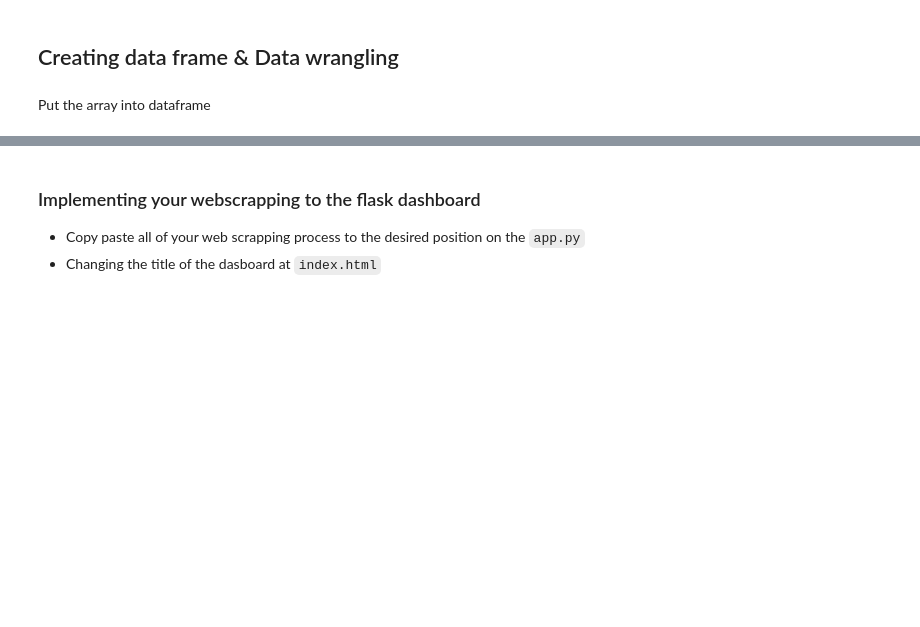
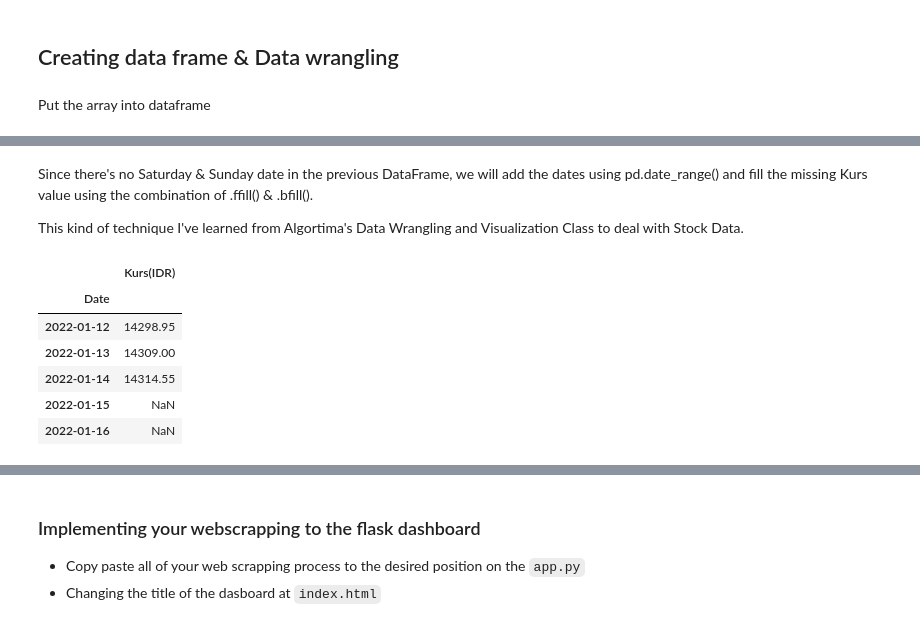
Before and after one commit to RanggaGemilang/da-capstone-webscrapping-medium, a Jupyter notebook: Notebook Skeleton Guide Capstone Beautiful Soup.ipynb, the cells around one changed output, grey strips where cells are left out. Saved outputs shown, nothing was run; the diff lists cells and outputs as text; code cells hidden in the pictures; blank space fills up the shorter version.

```diff
--- a/Notebook Skeleton Guide Capstone Beautiful Soup.ipynb
+++ b/Notebook Skeleton Guide Capstone Beautiful Soup.ipynb
@@ -172,0 +96,18 @@ dtype: object
+# %% [markdown]
+Since there's no Saturday & Sunday date in the previous DataFrame, we will add the dates using pd.date_range() and fill the missing Kurs value using the combination of .ffill() & .bfill().
+
+This kind of technique I've learned from Algortima's Data Wrangling and Visualization Class to deal with Stock Data.
+# %%
+new_daterange= pd.date_range('2022-01-12', '2022-07-11')
+df = df.set_index('Date')
+df = df.reindex(new_daterange)
+df.index.names = ['Date']
+df.head()
+# %% [output]
+|  | Kurs(IDR) |
+| Date |  |
+| 2022-01-12 | 14298.95 |
+| 2022-01-13 | 14309.00 |
+| 2022-01-14 | 14314.55 |
+| 2022-01-15 | NaN |
+| 2022-01-16 | NaN |
```
Also changed, not shown: parts of 44 cells of this notebook, 2 other files.
